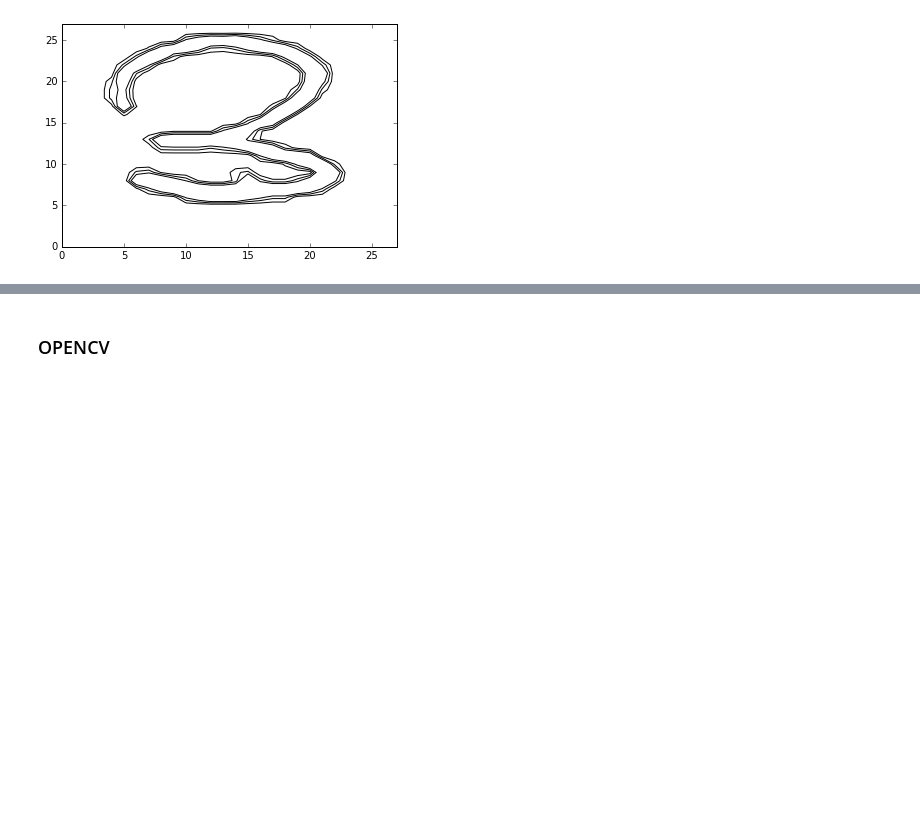
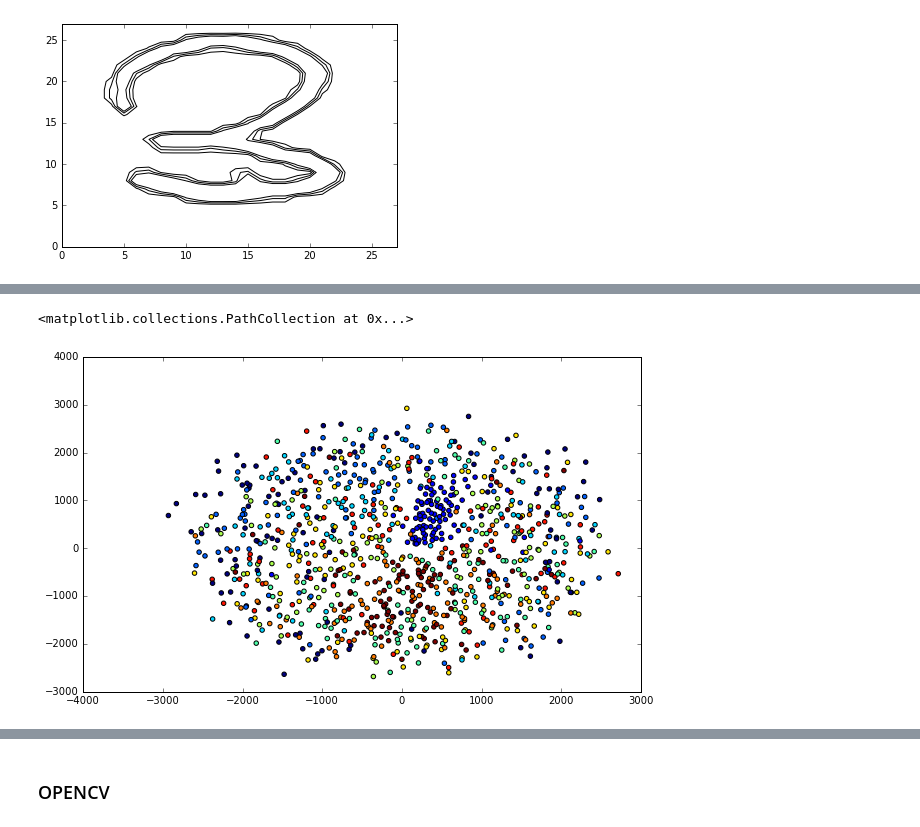
Before and after one commit to mrbazzik/mnist, a Jupyter notebook: Classifying a digit (MNIST).ipynb, the cells around one changed output, grey strips where cells are left out. Drawn from its saved outputs; the diff is of its cells as text; code cells hidden in the pictures; blank space fills up the shorter version.

```diff
--- a/Classifying a digit (MNIST).ipynb
+++ b/Classifying a digit (MNIST).ipynb
@@ -57,0 +80,9 @@ pylab.contour(np.reshape(X_train.ix[7,:],(28,28)),cmap='gray', vmin=127, vmax=12
+# %%
+mds = manifold.MDS(n_components = 2, n_init=1, max_iter=100)
+data_2d_mds = mds.fit_transform(X[:1000])
+# %%
+pylab.figure(figsize=(10, 6))
+pylab.scatter(data_2d_mds[:, 0], data_2d_mds[:, 1], c = y[:1000])
+# %% [output]
+<matplotlib.collections.PathCollection at 0x...>
+[figure, added]
```
Also changed, not shown: parts of 38 cells of this notebook.
